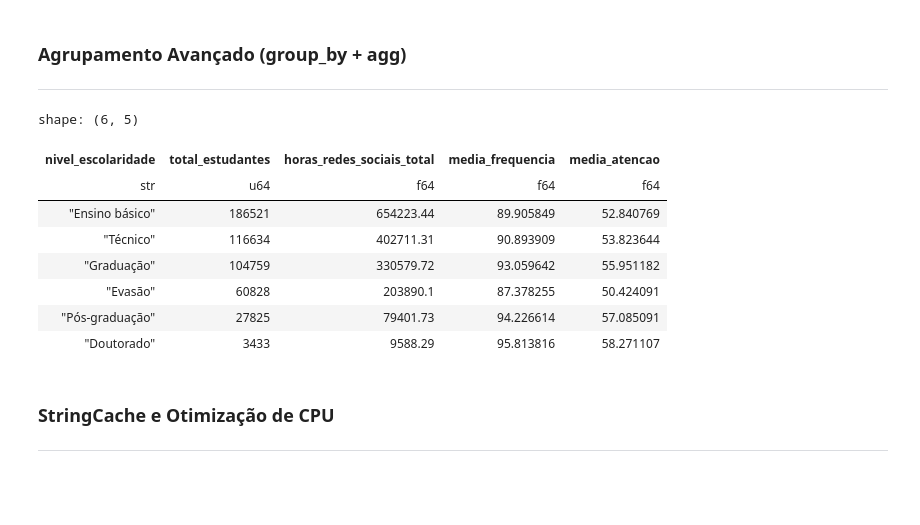
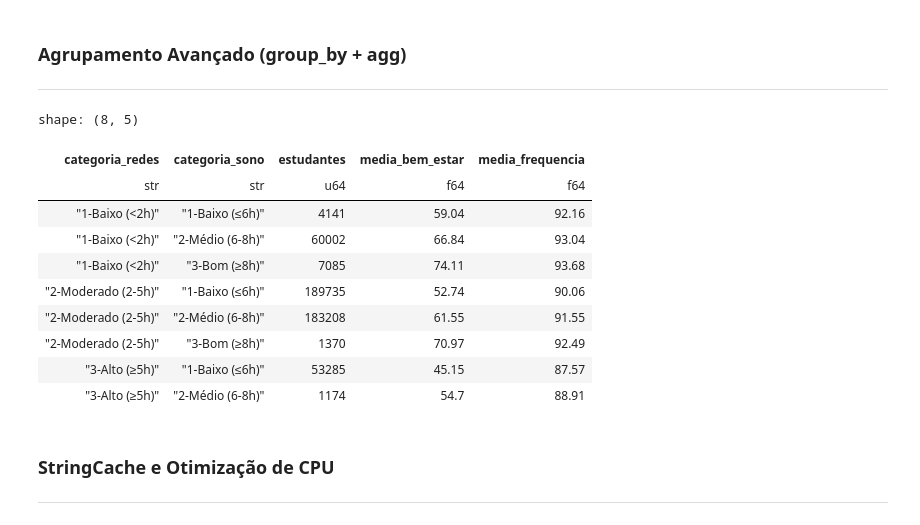
Before and after one commit to indiarasantos/Analise_Impacto_IA_Redes_Sociais_Saude_Alunos, a Jupyter notebook: Parte2_PréProcessameno_AnálisePolars/analise_polars_parte1.ipynb, the cells around one changed output. Drawn from its saved outputs; the diff is of its cells as text; code cells hidden in the pictures; blank space fills up the shorter version.

````diff
--- a/Parte2_PréProcessameno_AnálisePolars/analise_polars_parte1.ipynb
+++ b/Parte2_PréProcessameno_AnálisePolars/analise_polars_parte1.ipynb
@@ -152,15 +136,18 @@ Criar novas colunas com base em lógica (semelhante ao IF do Excel ou CASE WHEN
 ```
 ---
 # %%
-# Categorizar a saúde mental dos estudantes
-q_categoria = inicial.with_columns(
-    pl.when(pl.col("horas_sono") <= 6)
-    .then(pl.lit("Baixo Sono"))
-    .when(pl.col("horas_sono") < 8)
-    .then(pl.lit("Médio Sono"))
-    .otherwise(pl.lit("Bom Sono"))
-    .alias("CATEGORIA_SONO")
-)
+# Categorias de sono, uso de redes sociais
+exprs = [
+    pl.when(pl.col("horas_sono") <= 6).then(pl.lit("1-Baixo (≤6h)"))
+      .when(pl.col("horas_sono") < 8).then(pl.lit("2-Médio (6-8h)"))
+      .otherwise(pl.lit("3-Bom (≥8h)")).alias("categoria_sono"),
 
-display(q_categoria.select(["horas_sono", "CATEGORIA_SONO"]).collect())
+    pl.when(pl.col("horas_redes_sociais") < 2).then(pl.lit("1-Baixo (<2h)"))
+      .when(pl.col("horas_redes_sociais") < 5).then(pl.lit("2-Moderado (2-5h)"))
+      .otherwise(pl.lit("3-Alto (≥5h)")).alias("categoria_redes"),
+]
+
+q_cat = inicial.with_columns(exprs)
+cols_cat = [c for c in ["horas_sono", "categoria_sono", "horas_redes_sociais", "categoria_redes"] if c]
+display(q_cat.select(cols_cat).head(10).collect())
 # %% [output]
@@ -265,29 +224,29 @@ shape: (3, 2)
 ### Agrupamento Avançado (group_by + agg)
 ---
 # %%
-q_stats_mun = (
-    inicial.group_by("nivel_escolaridade")
-    .agg([
-        pl.len().alias("total_estudantes"),  # Contagem rápida
-        pl.col("horas_redes_sociais").sum().alias("horas_redes_sociais_total"),  # Soma
-        pl.col("taxa_frequencia_aulas").mean().alias("media_frequencia"), # Média
-        pl.col("capacidade_atencao_minutos").mean().alias("media_atencao"),  # Média
-
-    ])
-    .sort("horas_redes_sociais_total", descending=True)
+# Cruzamento: redes sociais x sono -> bem-estar e frequência
+cruz = (
+    q_cat.group_by(["categoria_redes", "categoria_sono"])
+    .agg(
+        pl.len().alias("estudantes"),
+        pl.col("indice_bem_estar").mean().round(2).alias("media_bem_estar"),
+        pl.col("taxa_frequencia_aulas").mean().round(2).alias("media_frequencia"),
+    )
+    .sort(["categoria_redes", "categoria_sono"])
 )
-
-display(q_stats_mun.collect())
+display(cruz.collect())
 # %% [output]
-shape: (6, 5)
+shape: (8, 5)
-| nivel_escolaridade | total_estudantes | horas_redes_sociais_total | media_frequencia | media_atencao |
-| str | u64 | f64 | f64 | f64 |
-| "Ensino básico" | 186521 | 654223.44 | 89.905849 | 52.840769 |
-| "Técnico" | 116634 | 402711.31 | 90.893909 | 53.823644 |
-| "Graduação" | 104759 | 330579.72 | 93.059642 | 55.951182 |
-| "Evasão" | 60828 | 203890.1 | 87.378255 | 50.424091 |
-| "Pós-graduação" | 27825 | 79401.73 | 94.226614 | 57.085091 |
-| "Doutorado" | 3433 | 9588.29 | 95.813816 | 58.271107 |
+| categoria_redes | categoria_sono | estudantes | media_bem_estar | media_frequencia |
+| str | str | u64 | f64 | f64 |
+| "1-Baixo (<2h)" | "1-Baixo (≤6h)" | 4141 | 59.04 | 92.16 |
+| "1-Baixo (<2h)" | "2-Médio (6-8h)" | 60002 | 66.84 | 93.04 |
+| "1-Baixo (<2h)" | "3-Bom (≥8h)" | 7085 | 74.11 | 93.68 |
+| "2-Moderado (2-5h)" | "1-Baixo (≤6h)" | 189735 | 52.74 | 90.06 |
+| "2-Moderado (2-5h)" | "2-Médio (6-8h)" | 183208 | 61.55 | 91.55 |
+| "2-Moderado (2-5h)" | "3-Bom (≥8h)" | 1370 | 70.97 | 92.49 |
+| "3-Alto (≥5h)" | "1-Baixo (≤6h)" | 53285 | 45.15 | 87.57 |
+| "3-Alto (≥5h)" | "2-Médio (6-8h)" | 1174 | 54.7 | 88.91 |
 # %% [markdown]
 ### StringCache e Otimização de CPU
 ---
````
Also changed, not shown: parts of 9 cells of this notebook, 6 other files.
